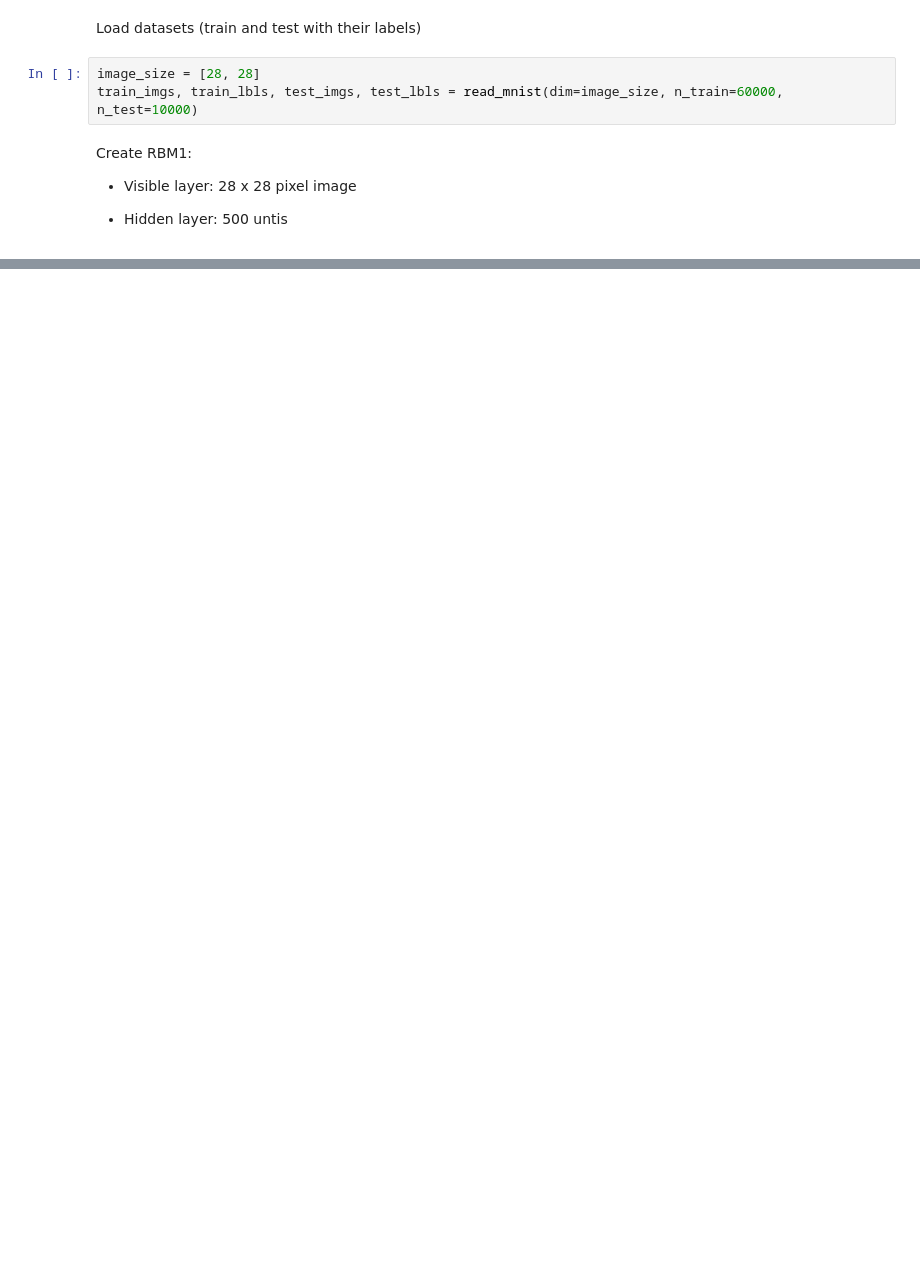
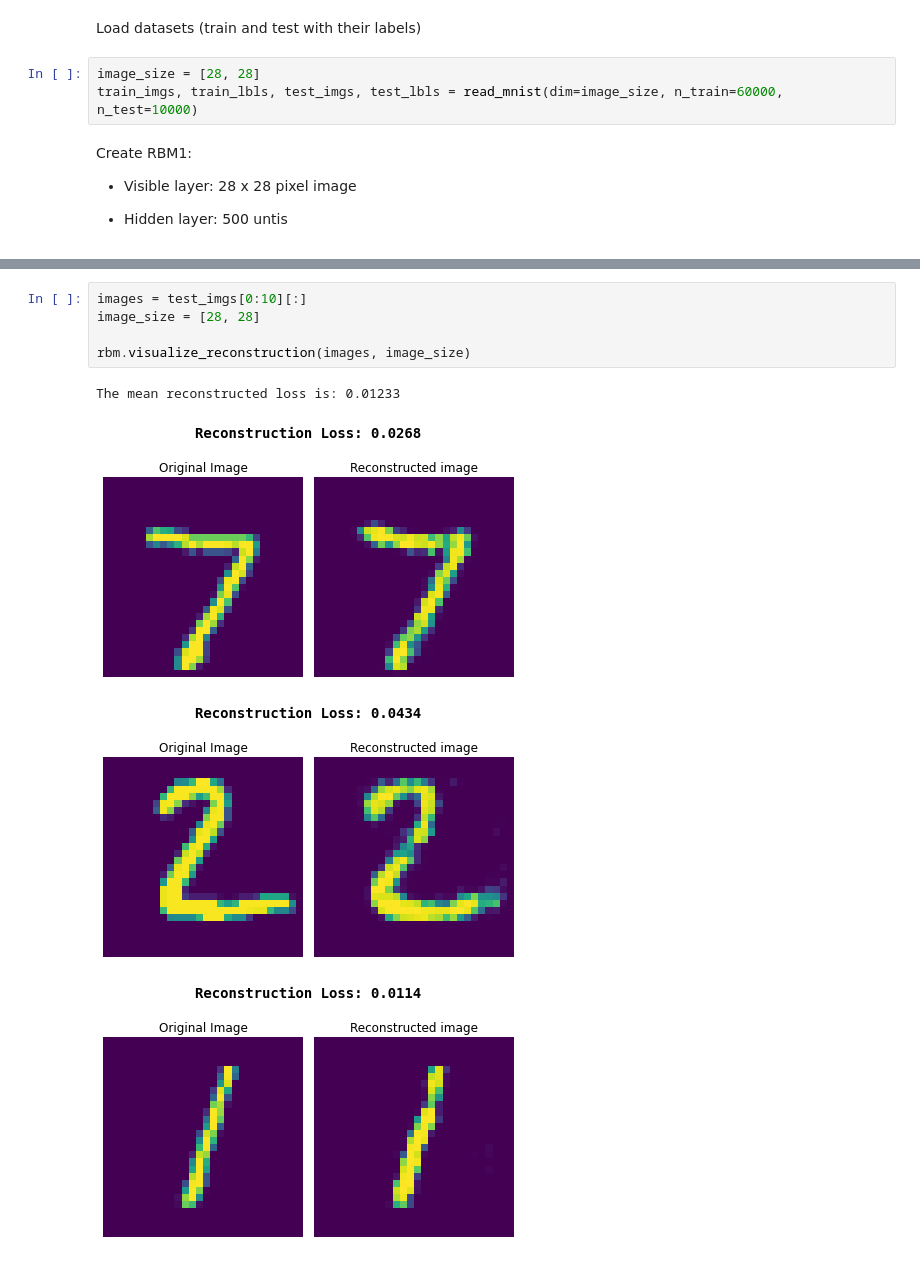
Before and after one commit to jliniesta/annda_lab4_group3, a Jupyter notebook: code/task_4.1.ipynb, the cells around one changed output, grey strips where cells are left out. Saved outputs shown, nothing was run; the diff lists cells and outputs as text; blank space fills up the shorter version.

```diff
--- a/code/task_4.1.ipynb
+++ b/code/task_4.1.ipynb
@@ -36,0 +147,10 @@ KeyboardInterrupt:
+# %%
+images = test_imgs[0:10][:]
+image_size = [28, 28]
+
+rbm.visualize_reconstruction(images, image_size)
+# %% [output]
+The mean reconstructed loss is: 0.01233
+[figure, added]
+[figure, added]
+[figure, added]
```
Also changed, not shown: parts of 8 cells of this notebook, 25 other files.
